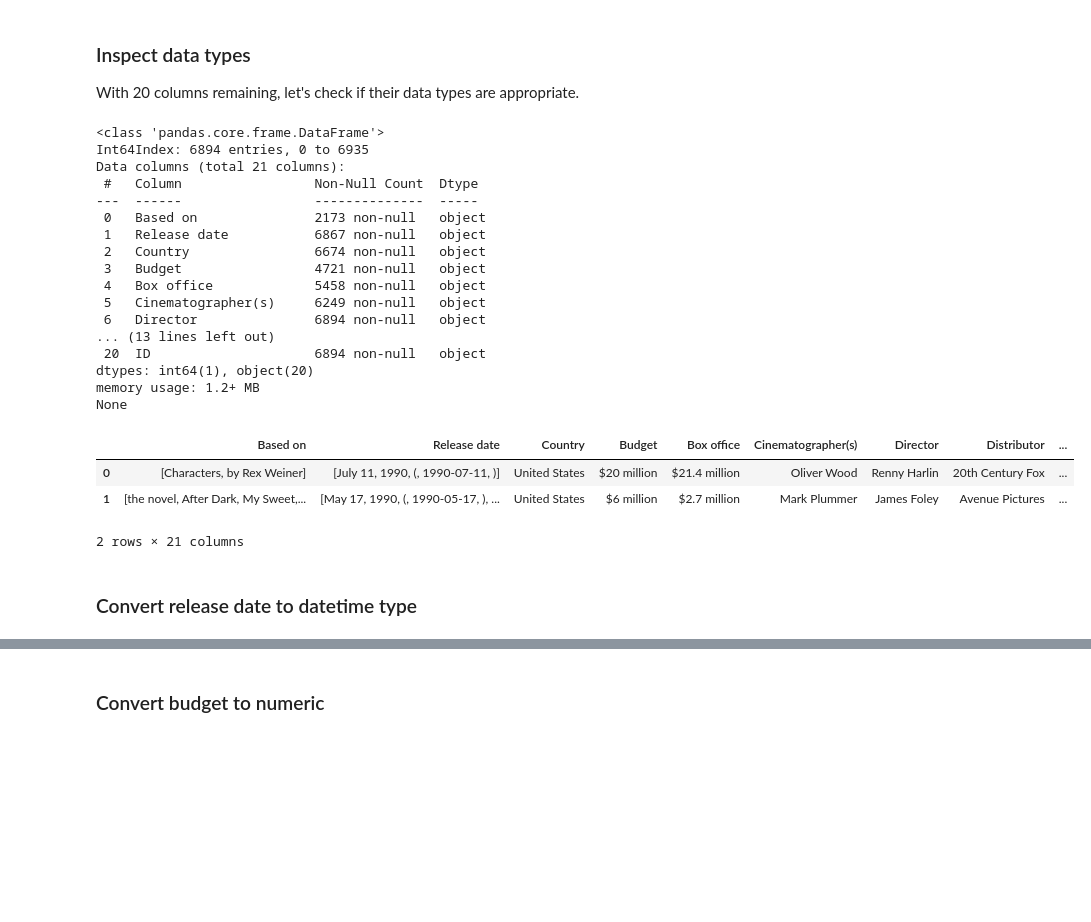
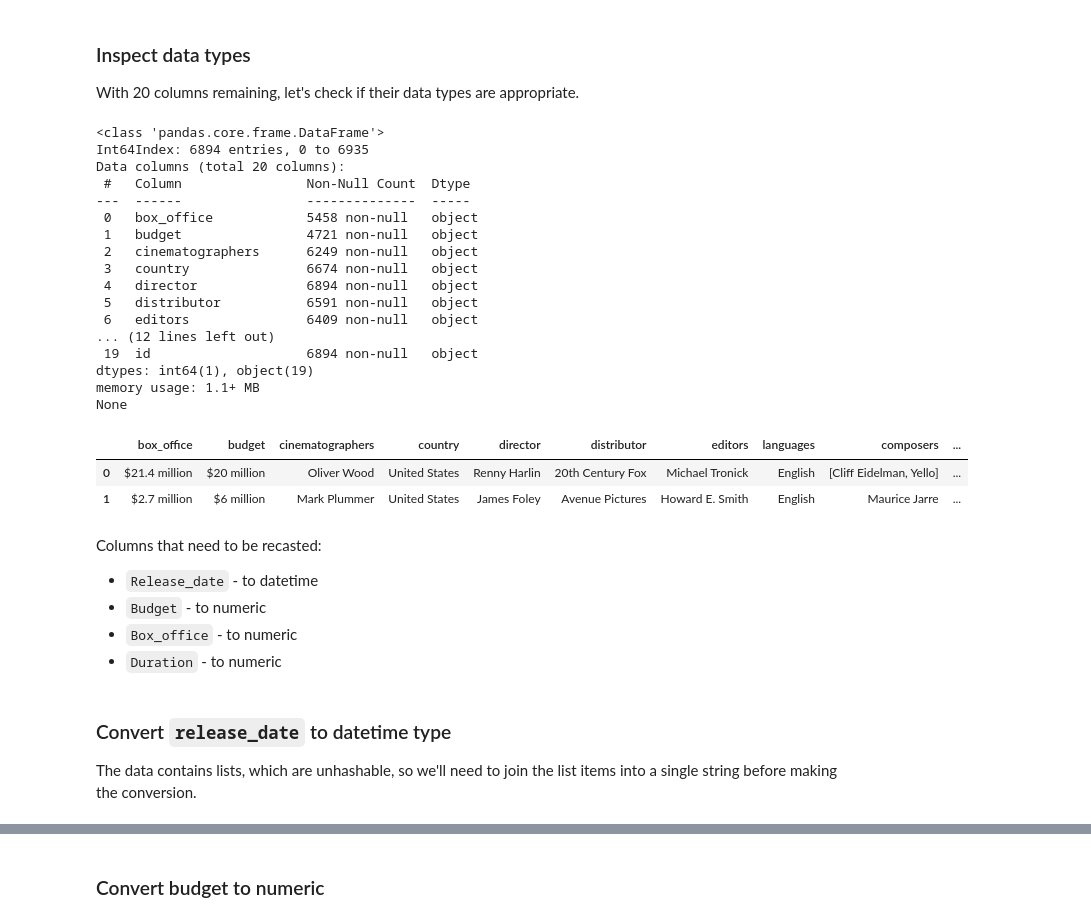
Before and after one commit to tri-bui/sandbox-dbs, a Jupyter notebook: movie-etl/notebooks/1-clean-wiki.ipynb, the cells around one changed output, grey strips where cells are left out. Cells and saved outputs as stored; diff of their text form; code cells hidden in the pictures; blank space fills up the shorter version.

Commit message:
Refactor date recasting code in notebook 1

```diff
--- a/movie-etl/notebooks/1-clean-wiki.ipynb
+++ b/movie-etl/notebooks/1-clean-wiki.ipynb
@@ -432,27 +450,26 @@ dtype: float64
 With 20 columns remaining, let's check if their data types are appropriate.
 # %%
 # Inspect columns
-print(wiki_drop_cols_df.info())
-wiki_drop_cols_df.head(2)
+print(wmovies_clean_df.info())
+wmovies_clean_df.head(2)
 # %% [output]
 <class 'pandas.core.frame.DataFrame'>
 Int64Index: 6894 entries, 0 to 6935
-Data columns (total 21 columns):
- #   Column                 Non-Null Count  Dtype
----  ------                 --------------  -----
- 0   Based on               2173 non-null   object
- 1   Release date           6867 non-null   object
- 2   Country                6674 non-null   object
- 3   Budget                 4721 non-null   object
- 4   Box office             5458 non-null   object
- 5   Cinematographer(s)     6249 non-null   object
- 6   Director               6894 non-null   object
-... (13 lines left out)
- 20  ID                     6894 non-null   object
-dtypes: int64(1), object(20)
-memory usage: 1.2+ MB
+Data columns (total 20 columns):
+ #   Column                Non-Null Count  Dtype
+---  ------                --------------  -----
+ 0   box_office            5458 non-null   object
+ 1   budget                4721 non-null   object
+ 2   cinematographers      6249 non-null   object
+ 3   country               6674 non-null   object
+ 4   director              6894 non-null   object
+ 5   distributor           6591 non-null   object
+ 6   editors               6409 non-null   object
+... (12 lines left out)
+ 19  id                    6894 non-null   object
+dtypes: int64(1), object(19)
+memory usage: 1.1+ MB
 None
-|  | Based on | Release date | Country | Budget | Box office | Cinematographer(s) | Director | Distributor | ... |
-| 0 | [Characters, by Rex Weiner] | [July 11, 1990, (, 1990-07-11, )] | United States | $20 million | $21.4 million | Oliver Wood | Renny Harlin | 20th Century Fox | ... |
-| 1 | [the novel, After Dark, My Sweet,... | [May 17, 1990, (, 1990-05-17, ), ... | United States | $6 million | $2.7 million | Mark Plummer | James Foley | Avenue Pictures | ... |
+|  | box_office | budget | cinematographers | country | director | distributor | editors | languages | composers | ... |
+| 0 | $21.4 million | $20 million | Oliver Wood | United States | Renny Harlin | 20th Century Fox | Michael Tronick | English | [Cliff Eidelman, Yello] | ... |
+| 1 | $2.7 million | $6 million | Mark Plummer | United States | James Foley | Avenue Pictures | Howard E. Smith | English | Maurice Jarre | ... |
-2 rows × 21 columns
@@ -467,5 +476,13 @@ cols_to_recast = {
-# %% [markdown]
-### Convert release date to datetime type
+# %% [markdown]
+Columns that need to be recasted:
+- `Release_date` - to datetime
+- `Budget` - to numeric
+- `Box_office` - to numeric
+- `Duration` - to numeric
+# %% [markdown]
+### Convert `release_date` to datetime type
+
+The data contains lists, which are unhashable, so we'll need to join the list items into a single string before making the conversion.
 # %%
 def list_to_str(obj):
 
```
Also changed, not shown: parts of 10 cells of this notebook.
